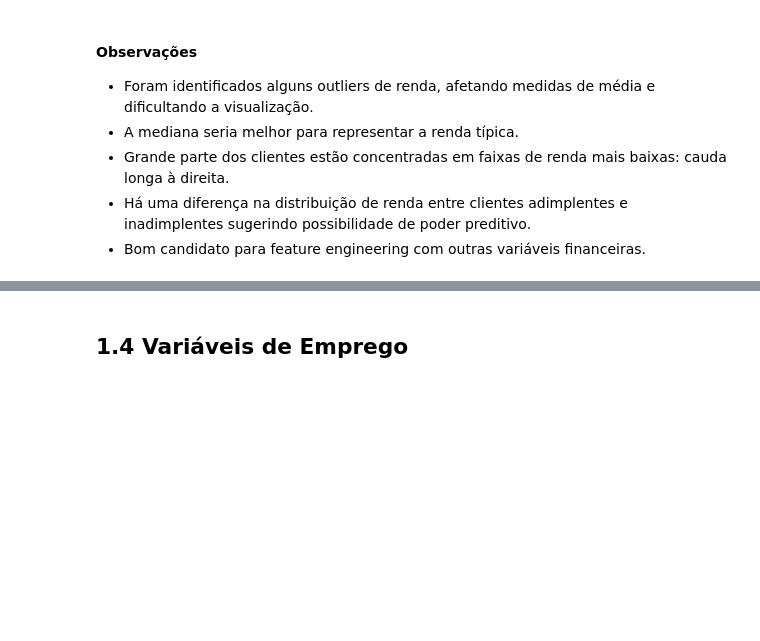
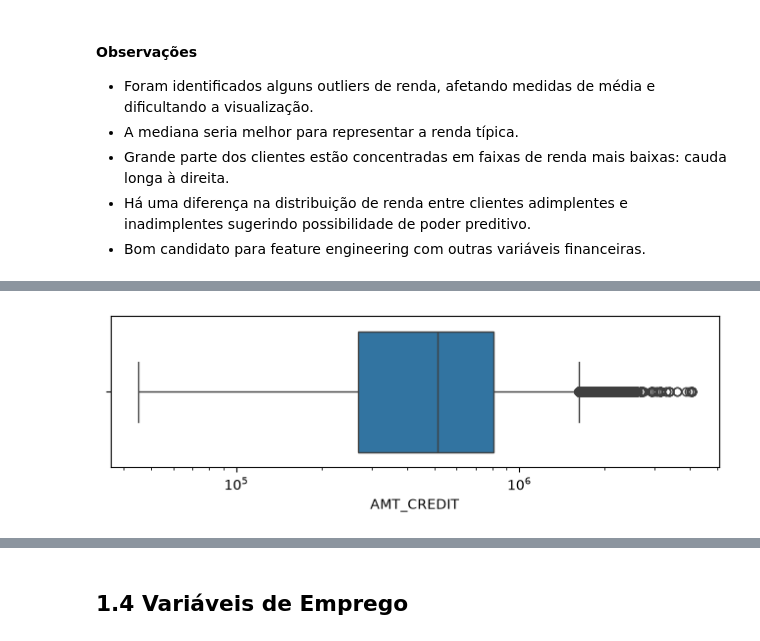
Before and after one commit to luccascruz/projeto-ml-labdata, a Jupyter notebook: DataPipeline/exp_analysis.ipynb, the cells around one changed output, grey strips where cells are left out. Drawn from its saved outputs; the diff is of its cells as text; code cells hidden in the pictures; blank space fills up the shorter version.

```diff
--- a/DataPipeline/exp_analysis.ipynb
+++ b/DataPipeline/exp_analysis.ipynb
@@ -853,0 +887,12 @@ plt.show()
+# %%
+plt.figure(figsize=(8,2))
+
+sns.boxplot(
+    x=df_application["AMT_CREDIT"]
+)
+
+plt.xscale("log")
+
+plt.show()
+# %% [output]
+[figure, added]
```
Also changed, not shown: parts of 38 cells of this notebook.
